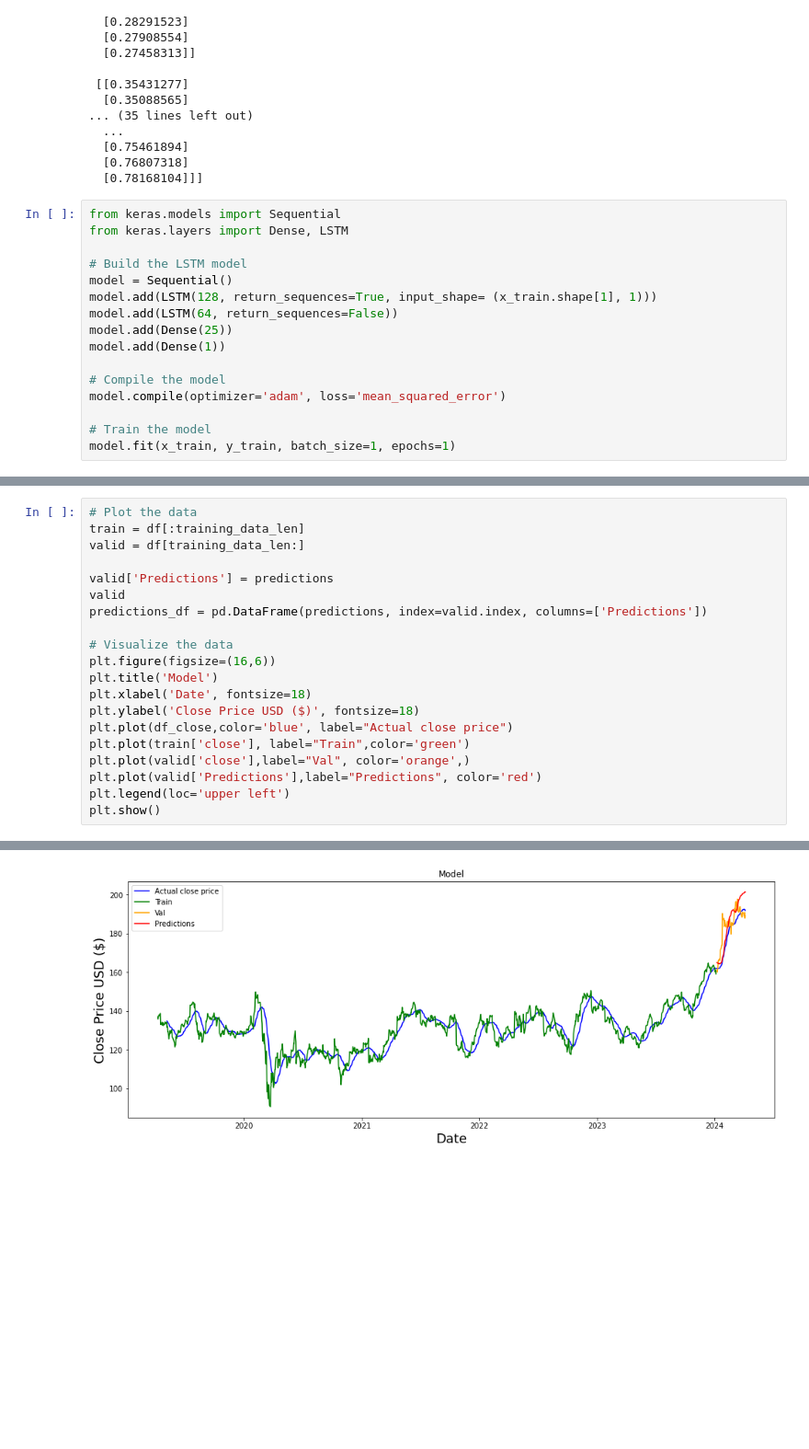
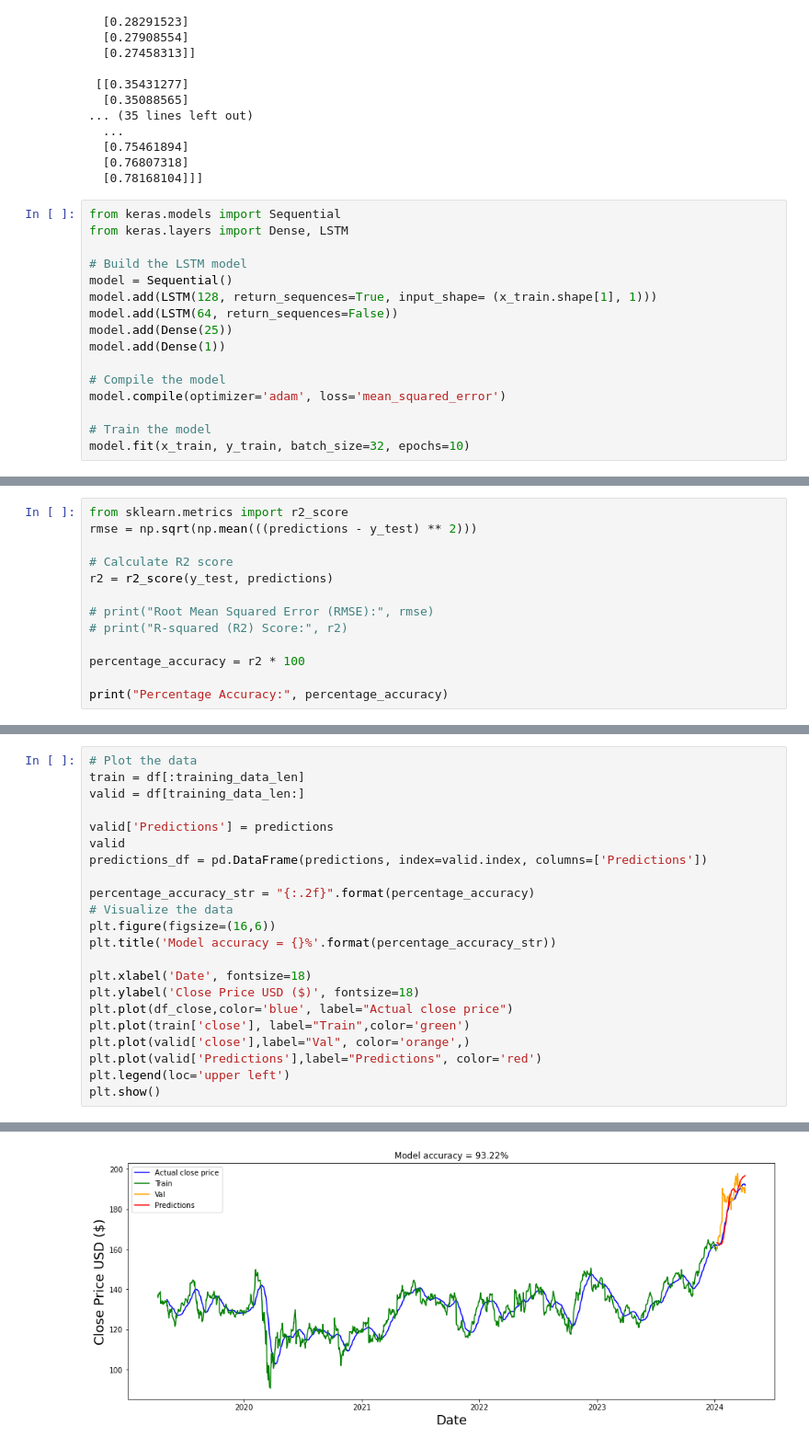
Before and after one commit to MabroorA/stocks-prediction-app, a Jupyter notebook: Machine-learning/Best_model.ipynb, the cells around one changed output, grey strips where cells are left out. Shown at 92% size. Drawn from its saved outputs; the diff is of its cells as text; blank space fills up the shorter version.

Commit message:
accuracy of model increased to 93% from 70 with batch size 32 & 10 epochs

```diff
--- a/Machine-learning/Best_model.ipynb
+++ b/Machine-learning/Best_model.ipynb
@@ -130,5 +130,5 @@ model.add(Dense(1))
 model.compile(optimizer='adam', loss='mean_squared_error')
 
 # Train the model
-model.fit(x_train, y_train, batch_size=1, epochs=1)
+model.fit(x_train, y_train, batch_size=32, epochs=10)
 # %% [output]
@@ -184,0 +190,13 @@ rmse = np.sqrt(np.mean(((predictions - y_test) ** 2)))
+# %%
+from sklearn.metrics import r2_score
+rmse = np.sqrt(np.mean(((predictions - y_test) ** 2)))
+
+# Calculate R2 score
+r2 = r2_score(y_test, predictions)
+
+# print("Root Mean Squared Error (RMSE):", rmse)
+# print("R-squared (R2) Score:", r2)
+
+percentage_accuracy = r2 * 100
+
+print("Percentage Accuracy:", percentage_accuracy)
@@ -185,30 +205,32 @@ rmse = np.sqrt(np.mean(((predictions - y_test) ** 2)))
 # %%
 # Plot the data
 train = df[:training_data_len]
 valid = df[training_data_len:]
 
 valid['Predictions'] = predictions
 valid
 predictions_df = pd.DataFrame(predictions, index=valid.index, columns=['Predictions'])
 
+percentage_accuracy_str = "{:.2f}".format(percentage_accuracy)
 # Visualize the data
 plt.figure(figsize=(16,6))
-plt.title('Model')
+plt.title('Model accuracy = {}%'.format(percentage_accuracy_str))
+
 plt.xlabel('Date', fontsize=18)
 plt.ylabel('Close Price USD ($)', fontsize=18)
 plt.plot(df_close,color='blue', label="Actual close price")
 plt.plot(train['close'], label="Train",color='green')
 plt.plot(valid['close'],label="Val", color='orange',)
 plt.plot(valid['Predictions'],label="Predictions", color='red')
 plt.legend(loc='upper left')
 plt.show()
 # %% [output]
 A value is trying to be set on a copy of a slice from a DataFrame.
 Try using .loc[row_indexer,col_indexer] = value instead
 
 See the caveats in the documentation: https://pandas.pydata.org/pandas-docs/stable/user_guide/indexing.html#returning-a-view-versus-a-copy
   valid['Predictions'] = predictions
-[figure, old version]
+[figure, new version]
 # %%
 predictions_df.plot()
 # %% [output]
```
Also changed, not shown: parts of 4 cells of this notebook.
